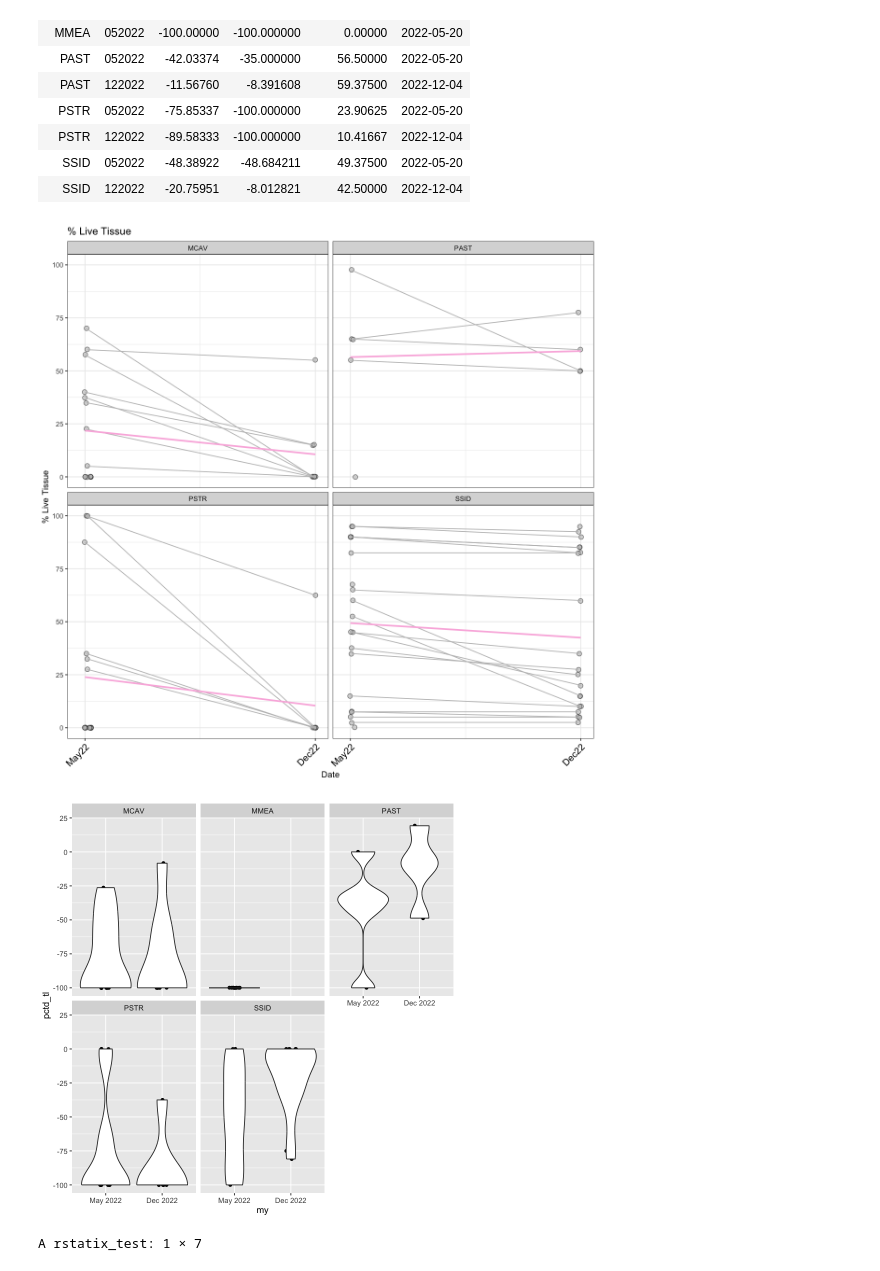
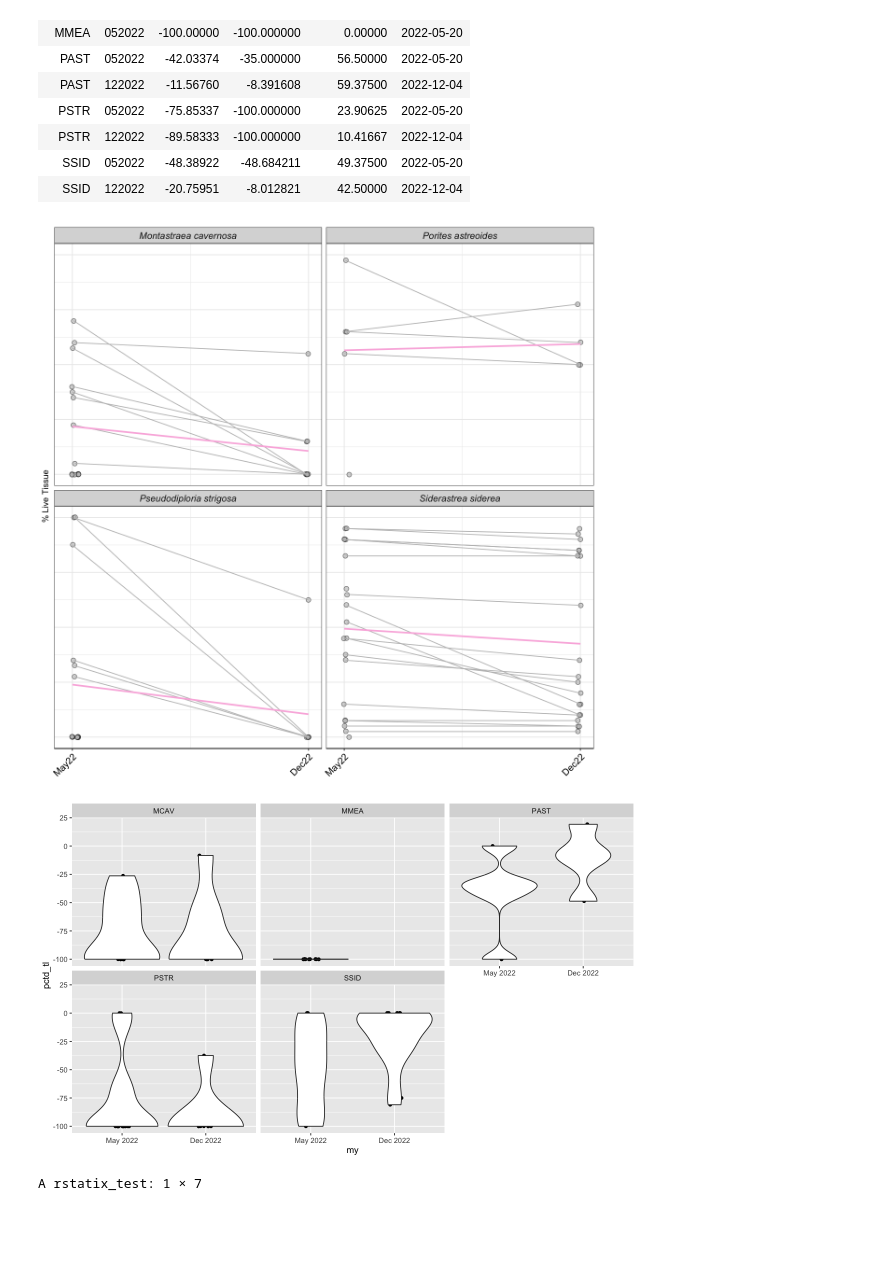
Before and after one commit to brookewicz/Code_notebook, a Jupyter notebook: sctld_tl/tl.ipynb, the cells around one changed output. Cells and saved outputs as stored; diff of their text form; code cells hidden in the pictures; blank space fills up the shorter version.

Commit message:
run live tissue glmm with may and dec only

```diff
--- a/sctld_tl/tl.ipynb
+++ b/sctld_tl/tl.ipynb
@@ -578,18 +583,26 @@ A grouped_df: 9 × 6
 # %%
 # copied Tristin's code
 options(repr.plot.height = 10, repr.plot.width = 10)
-ggplot(tl_stats %>% filter(Species != "MMEA"), aes(x = fulldate, y = tissue, group = colony_id)) +
+custom_labels <- c(
+  "MCAV" = "Montastraea cavernosa",
+  "PAST" = "Porites astreoides",
+  "PSTR" = "Pseudodiploria strigosa",
+  "SSID" = "Siderastrea siderea")
+tl_plot<-ggplot(tl_stats %>% filter(Species != "MMEA"), aes(x = fulldate, y = tissue, group = colony_id)) +
   geom_jitter(aes(fill=factor(colony_id)),shape=21, alpha = 0.6, size=2.5, fill = "grey", height = 0.2) +
   geom_path( color = "grey") +
-  facet_wrap(~Species)+
+  facet_wrap(~Species, labeller = labeller(Species = custom_labels))+
   geom_line(data = means%>%filter(Species != "MMEA"), aes(x = fulldate, y = mean_tissue, group = 1), color = "#fab6df", linewidth = 1)+
-  labs(
-    title = "% Live Tissue",
-    x = "Date",
-    y = "% Live Tissue") +
+  labs(x = "Date",
+       y = "% Live Tissue") +
   theme_bw() +
   scale_x_date(limits = c(as.Date('2022-05-15'), as.Date('2022-12-05')),breaks = unique(means$fulldate), date_labels = '%b%y') +
-  theme(axis.text.x = element_text(colour = "black", hjust = 1, size = 12, angle = 45),
-       legend.position = "none")
+  theme(panel.background = element_blank(), axis.line.x = element_line(colour = "black"),
+        strip.text = element_text(size = 12, face = "italic"),
+        axis.line.y = element_blank(), axis.text.y = element_blank(), axis.ticks.y = element_blank(),
+        axis.text.x = element_text(colour = "black", angle = 45, hjust = 1, size = 12),
+        axis.text = element_text(colour = "black"),
+        axis.title.x = element_blank())
+tl_plot
 # %% [output]
-[figure, old version]
+[figure, new version]
@@ -598,11 +613,12 @@ tl_stats<-tl_stats %>%
     mutate(my = factor(format(my(Date), "%b %Y"),levels = c('May 2022','Dec 2022')))
 # %%
 # box plot of pctd per species
+options(repr.plot.height = 6, repr.plot.wdth = 4)
 ggplot(tl_stats, aes(x = my, y = pctd_tl)) +
     geom_jitter(width = 0.1, height = 0.1)+
     geom_violin()+
     facet_wrap(~Species)
 # %% [output]
-[figure, old version]
+[figure, new version]
 # %%
 ##### MAY ######
```
Also changed, not shown: parts of 27 cells of this notebook.
